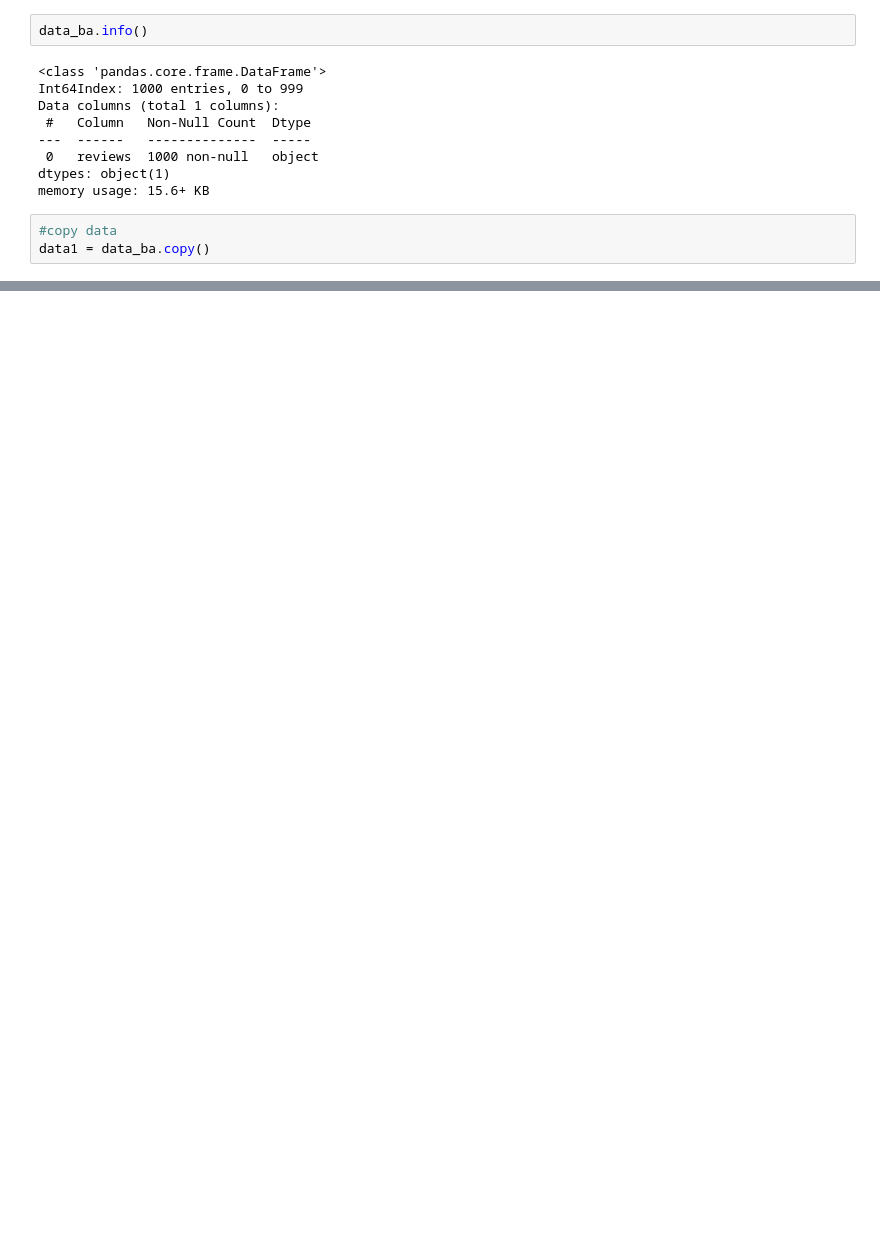
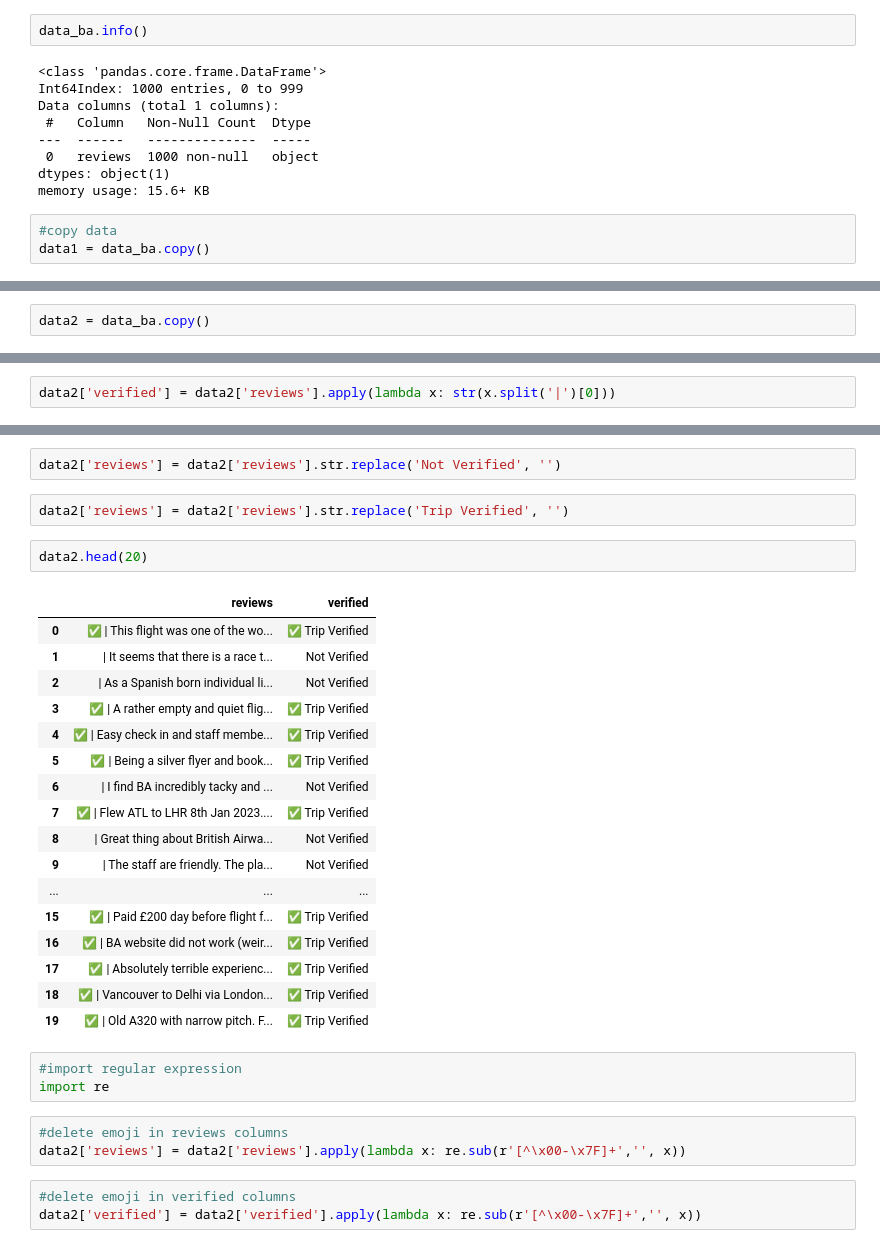
Before and after one commit to kintan-pitaloka/BritishAirways-PredictingCustomerBehaviours, a Jupyter notebook: BA_WebScraping_and_Analysis.ipynb, the cells around one changed output, grey strips where cells are left out. Drawn from its saved outputs; the diff is of its cells as text; blank space fills up the shorter version.

```diff
--- a/BA_WebScraping_and_Analysis.ipynb
+++ b/BA_WebScraping_and_Analysis.ipynb
@@ -120,0 +142,2 @@ dtype: bool
+# %%
+data2 = data_ba.copy()
@@ -120,0 +157,2 @@ dtype: bool
+# %%
+data2['verified'] = data2['reviews'].apply(lambda x: str(x.split('|')[0]))
@@ -120,0 +168,33 @@ dtype: bool
+# %%
+data2['reviews'] = data2['reviews'].str.replace('Not Verified', '')
+# %%
+data2['reviews'] = data2['reviews'].str.replace('Trip Verified', '')
+# %%
+data2.head(20)
+# %% [output]
+|  | reviews | verified |
+| 0 | ✅ | This flight was one of the wo... | ✅ Trip Verified |
+| 1 | | It seems that there is a race t... | Not Verified |
+| 2 | | As a Spanish born individual li... | Not Verified |
+| 3 | ✅ | A rather empty and quiet flig... | ✅ Trip Verified |
+| 4 | ✅ | Easy check in and staff membe... | ✅ Trip Verified |
+| 5 | ✅ | Being a silver flyer and book... | ✅ Trip Verified |
+| 6 | | I find BA incredibly tacky and ... | Not Verified |
+| 7 | ✅ | Flew ATL to LHR 8th Jan 2023.... | ✅ Trip Verified |
+| 8 | | Great thing about British Airwa... | Not Verified |
+| 9 | | The staff are friendly. The pla... | Not Verified |
+| ... | ... | ... |
+| 15 | ✅ | Paid £200 day before flight f... | ✅ Trip Verified |
+| 16 | ✅ | BA website did not work (weir... | ✅ Trip Verified |
+| 17 | ✅ | Absolutely terrible experienc... | ✅ Trip Verified |
+| 18 | ✅ | Vancouver to Delhi via London... | ✅ Trip Verified |
+| 19 | ✅ | Old A320 with narrow pitch. F... | ✅ Trip Verified |
+# %%
+#import regular expression
+import re
+# %%
+#delete emoji in reviews columns
+data2['reviews'] = data2['reviews'].apply(lambda x: re.sub(r'[^\x00-\x7F]+','', x))
+# %%
+#delete emoji in verified columns
+data2['verified'] = data2['verified'].apply(lambda x: re.sub(r'[^\x00-\x7F]+','', x))
```
Also changed, not shown: parts of 24 cells of this notebook.
